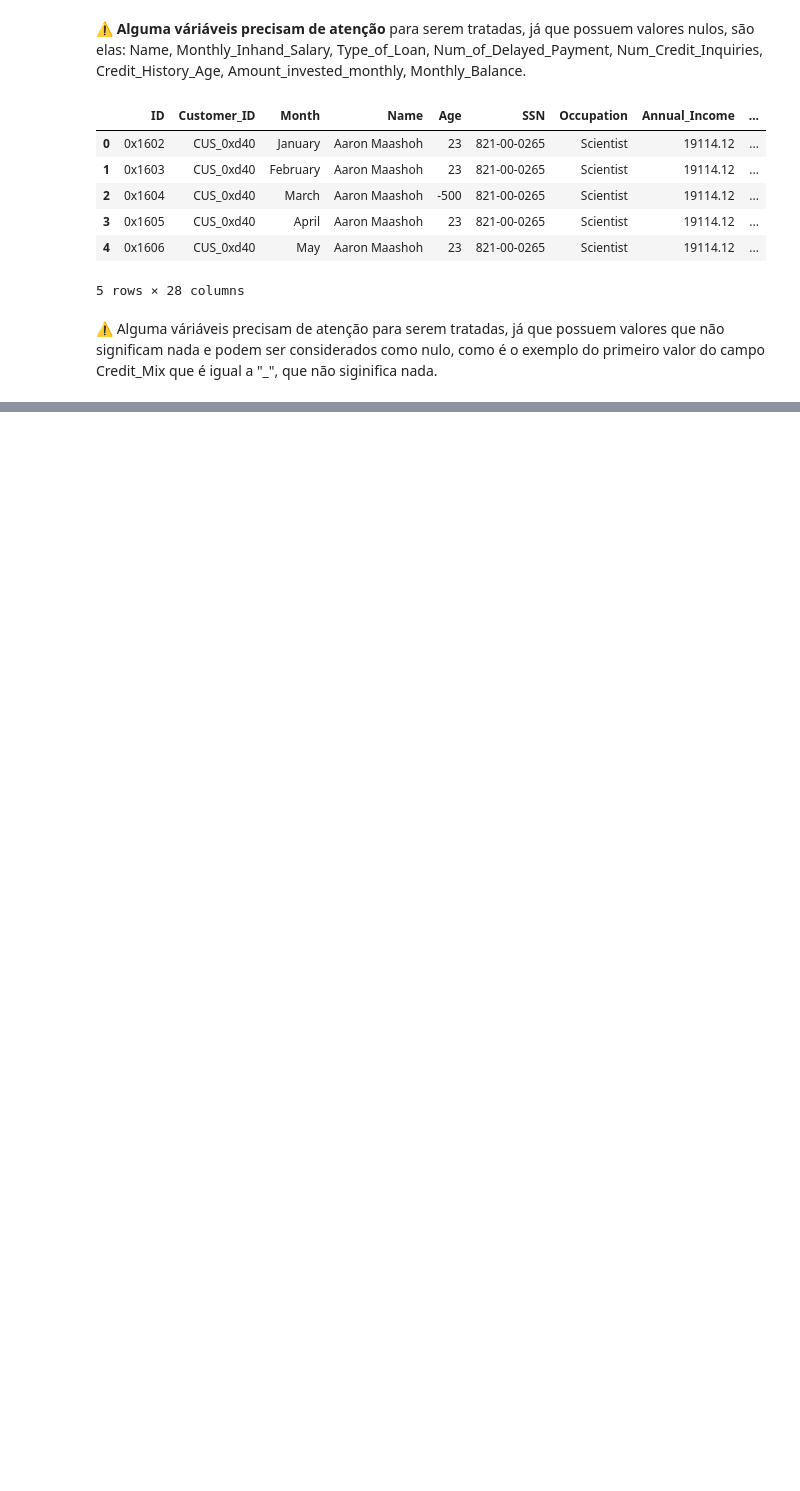
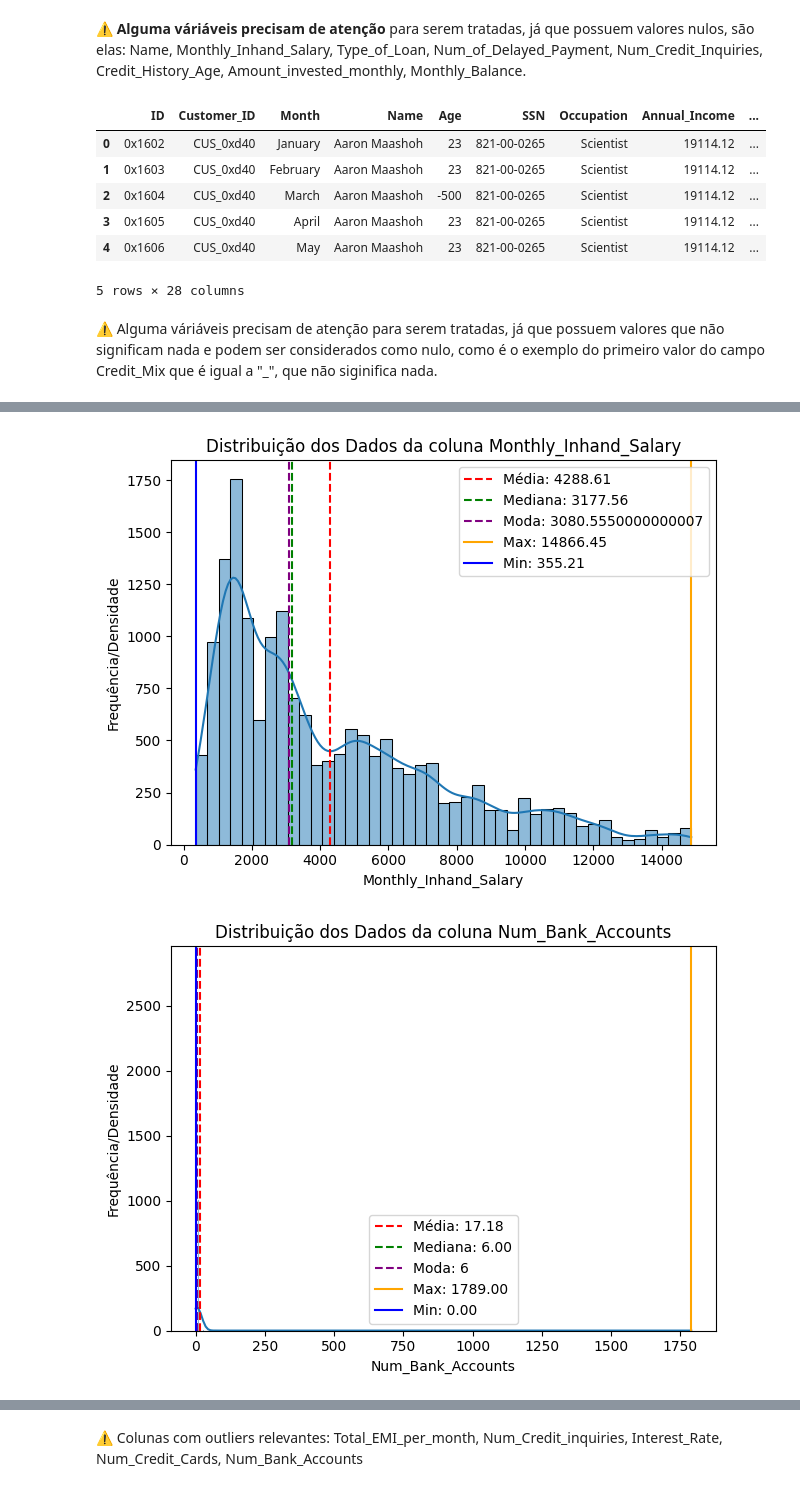
Before and after one commit to jlima11/Credit_Score, a Jupyter notebook: Analise_de_score.ipynb, the cells around one changed output, grey strips where cells are left out. Drawn from its saved outputs; the diff is of its cells as text; code cells hidden in the pictures; blank space fills up the shorter version.

```diff
--- a/Analise_de_score.ipynb
+++ b/Analise_de_score.ipynb
@@ -171,0 +172,24 @@ dataset.describe(include=object)
+# %%
+df_num = dataset[['Monthly_Inhand_Salary', 'Num_Bank_Accounts',	'Num_Credit_Card', 'Interest_Rate',	'Delay_from_due_date', 'Num_Credit_Inquiries',	'Credit_Utilization_Ratio',	'Total_EMI_per_month']]
+# %%
+#Função para mostrar gráfico de densidade média, moda e mediana
+def plot_distribuicao(df_num):
+    for coluna in df_num.columns:
+        # Criar o gráfico de densidade usando o Seaborn
+        sns.histplot(data=df_num[coluna], kde=True)
+        plt.axvline(x=df_num[coluna].mean(), color='red', linestyle='--', label=f'Média: {df_num[coluna].mean():.2f}')
+        plt.axvline(x=df_num[coluna].median(), color='green', linestyle='--', label=f'Mediana: {df_num[coluna].median():.2f}')
+        plt.axvline(x=df_num[coluna].mode().values[0], color='purple', linestyle='--', label=f'Moda: {df_num[coluna].mode().values[0]:.2f}')
+        plt.axvline(x=df_num[coluna].max(), color='orange', linestyle='solid', label=f'Max: {df_num[coluna].max():.2f}')
+        plt.axvline(x=df_num[coluna].min(), color='blue', linestyle='solid', label=f'Min: {df_num[coluna].min():.2f}')
+        plt.xlabel(coluna)
+        plt.ylabel('Frequência/Densidade')
+        plt.legend()
+        plt.title(f'Distribuição dos Dados da coluna {coluna}')
+        plt.tight_layout()  # Ajustar layout para evitar sobreposição
+        plt.show()
+# %%
+plot_distribuicao(df_num)
+# %% [output]
+[figure, added]
+[figure, added]
@@ -171,0 +202,2 @@ dataset.describe(include=object)
+# %% [markdown]
+⚠️ Colunas com outliers relevantes: Total_EMI_per_month, Num_Credit_inquiries, Interest_Rate, Num_Credit_Cards, Num_Bank_Accounts
```
Also changed, not shown: parts of 4 cells of this notebook.
